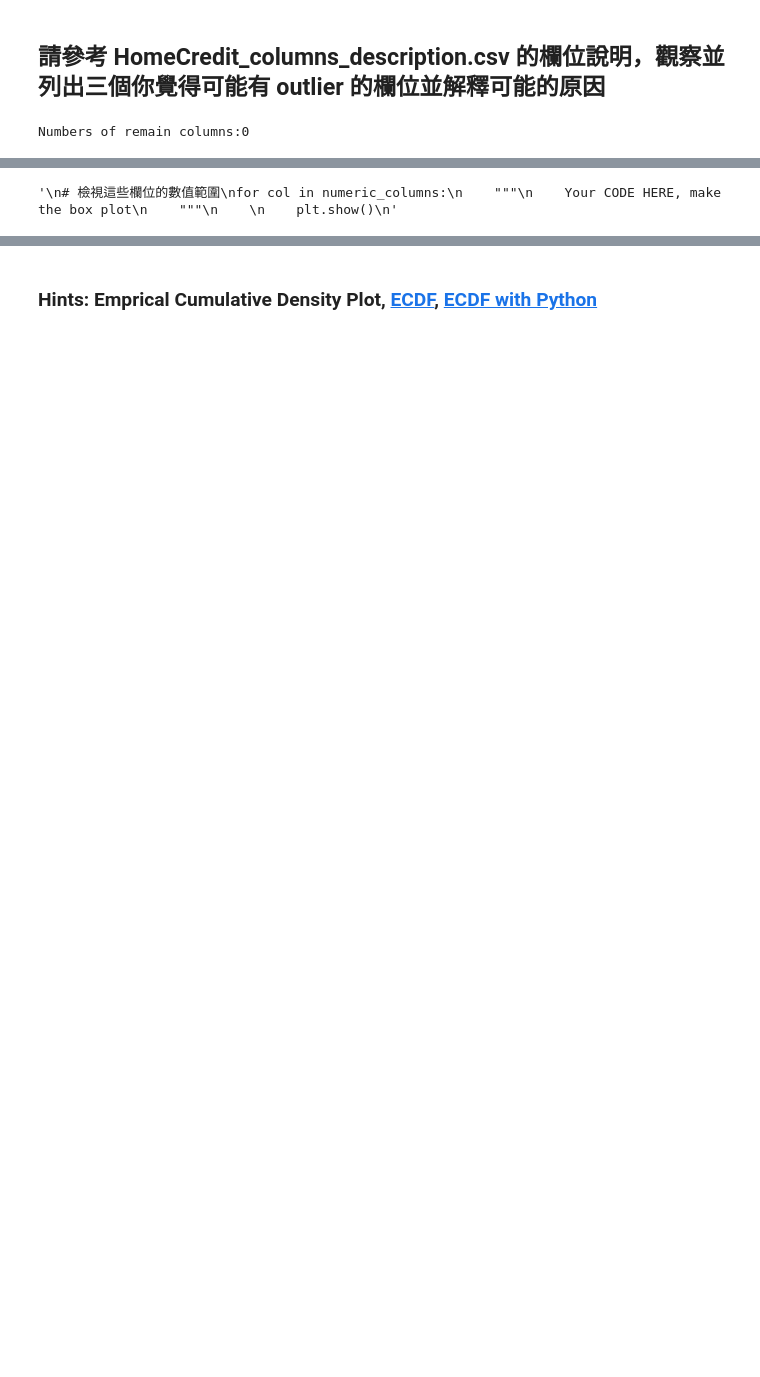
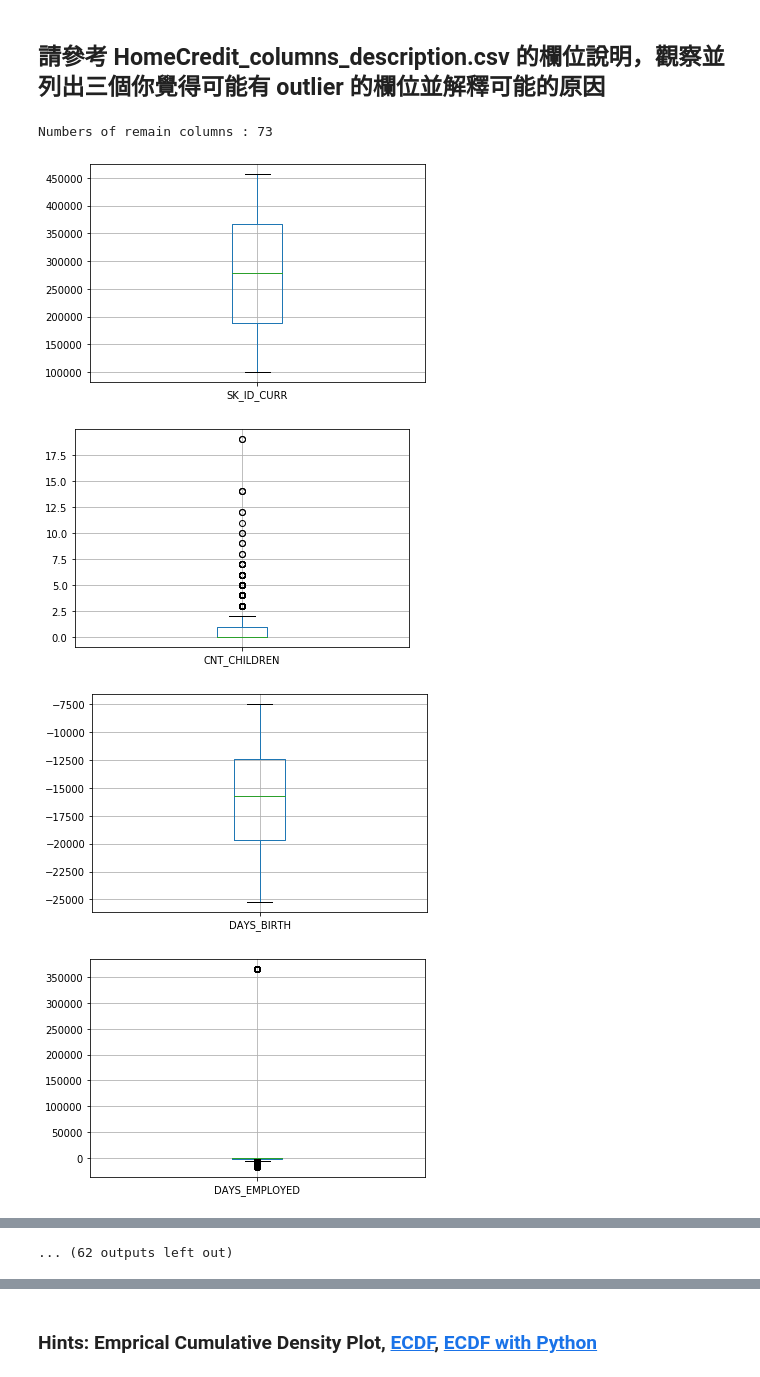
Before and after one commit to hmliao/1st-DL-CVMarathon, a Jupyter notebook: Day_009_HW.ipynb, the cells around one changed output, grey strips where cells are left out. Saved outputs shown, nothing was run; the diff lists cells and outputs as text; code cells hidden in the pictures; blank space fills up the shorter version.

```diff
--- a/Day_009_HW.ipynb
+++ b/Day_009_HW.ipynb
@@ -51,23 +40,27 @@ print(list(app_train.dtypes.isin(['float64'])))
 # %%
 # 先篩選數值型的欄位
 """
 YOUR CODE HERE, fill correct data types (for example str, float, int, ...)
 """
-dtype_select = ['int64']
-
-numeric_columns = list(app_train.columns[list(app_train.dtypes.isin(dtype_select))])
+#dtype_select = []
+numeric_columns = list(app_train.columns[list(app_train.dtypes == np.int64)])
+listtemp = list(app_train.columns[list(app_train.dtypes == np.float64)])
+numeric_columns.extend(listtemp)
 
 # 再把只有 2 值 (通常是 0,1) 的欄位去掉
 numeric_columns = list(app_train[numeric_columns].columns[list(app_train[numeric_columns].apply(lambda x:len(x.unique())!=2 ))])
-print("Numbers of remain columns:%d" % len(numeric_columns))
-'''
+print("Numbers of remain columns : %d" % len(numeric_columns))
+
 # 檢視這些欄位的數值範圍
 for col in numeric_columns:
     """
     Your CODE HERE, make the box plot
     """
-
+    app_train.boxplot(col)
     plt.show()
-'''
 # %% [output]
-Numbers of remain columns:0
+Numbers of remain columns : 73
+[figure, added]
+[figure, added]
+[figure, added]
+[figure, added]
@@ -74,4 +74,4 @@ Numbers of remain columns:0
-'\n# 檢視這些欄位的數值範圍\nfor col in numeric_columns:\n    """\n    Your CODE HERE, make the box plot\n    """\n    \n    plt.show()\n'
+... (62 outputs left out)
 # %%
 # 從上面的圖檢查的結果，至少這三個欄位好像有點可疑
 
```
Also changed, not shown: parts of 7 cells of this notebook.
